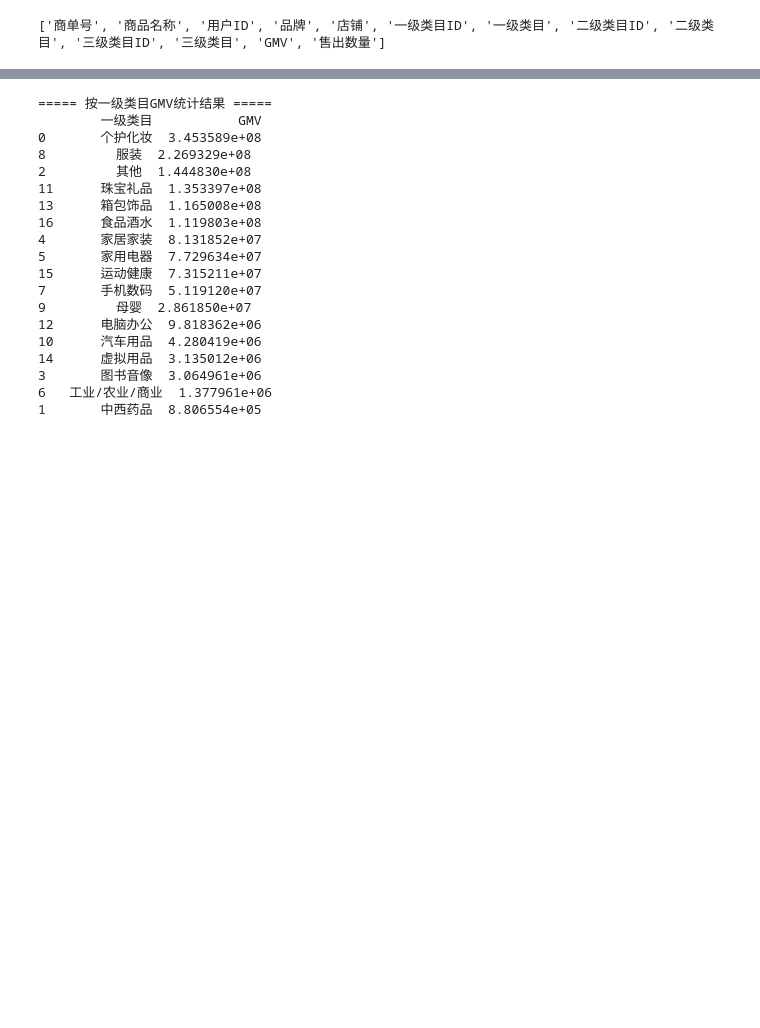
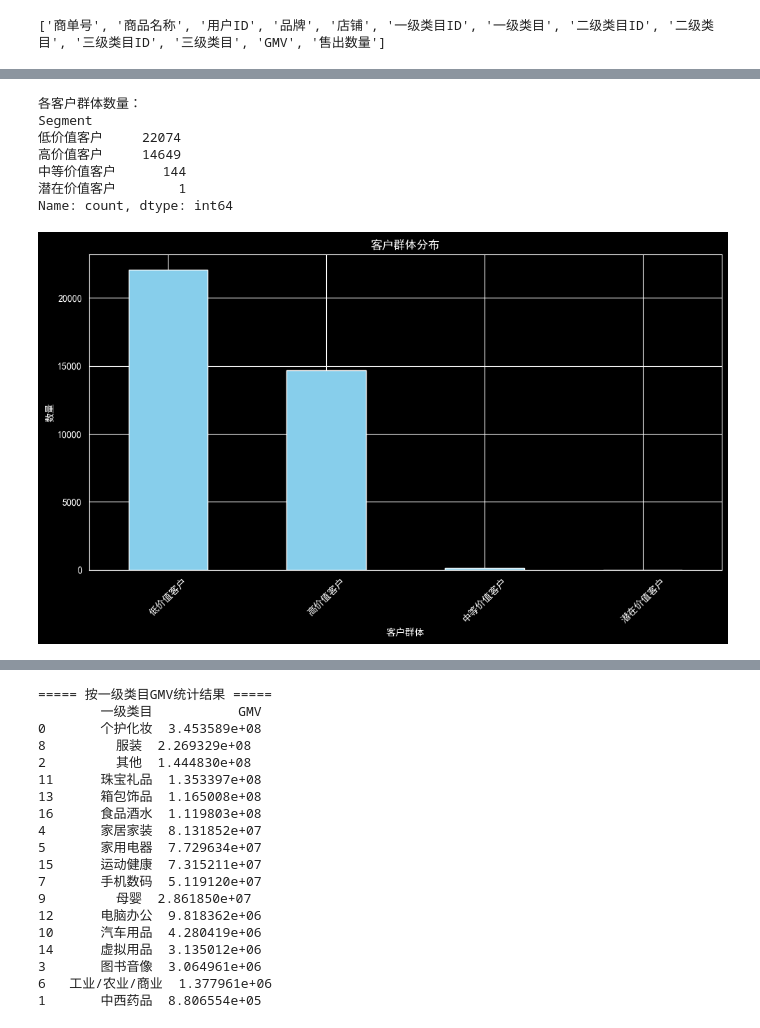
Before and after one commit to biaboy/Jupyter-Notebook, a Jupyter notebook: 抖音电商.ipynb, the cells around one changed output, grey strips where cells are left out. Drawn from its saved outputs; the diff is of its cells as text; code cells hidden in the pictures; blank space fills up the shorter version.

```diff
--- a/抖音电商.ipynb
+++ b/抖音电商.ipynb
@@ -94,0 +112,15 @@ df.head(20)
+# %%
+#根据上图得到最佳聚类数4
+n_clusters = 4
+kmeans = KMeans(n_clusters=n_clusters, random_state=42)
+rfm_df['Cluster'] = kmeans.fit_predict(rfm_scaled)
+
+# 分析每个聚类的特征
+print("\n各聚类的RFM特征：")
+cluster_analysis = rfm_df.groupby('Cluster').agg({
+    'Recency': 'mean',
+    'Frequency': 'mean',
+    'Monetary': 'mean',
+    'Cluster': 'count'
+}).rename(columns={'Cluster': 'Customer Count'})
+print(cluster_analysis)
@@ -94,0 +135,39 @@ df.head(20)
+# %%
+# 客户分群命名
+def get_customer_segment(row):
+    cluster = row['Cluster']
+    if cluster == 0:
+        return '低价值客户'
+    elif cluster == 1:
+        return '高价值客户'
+    elif cluster == 2:
+        return '中等价值客户'
+    else:
+        return '潜在价值客户'
+
+rfm_df['Segment'] = rfm_df.apply(get_customer_segment, axis=1)
+
+# 统计各客户群体数量
+segment_counts = rfm_df['Segment'].value_counts()
+print("\n各客户群体数量：")
+print(segment_counts)
+
+# 可视化客户群体分布
+plt.figure(figsize=(10, 6))
+segment_counts.plot(kind='bar', color='skyblue')
+plt.title('客户群体分布')
+plt.xlabel('客户群体')
+plt.ylabel('数量')
+plt.xticks(rotation=45)
+plt.tight_layout()
+plt.savefig('c:\\Users\\Administrator\\Desktop\\客户群体分布.png')
+plt.show()
+# %% [output]
+各客户群体数量：
+Segment
+低价值客户     22074
+高价值客户     14649
+中等价值客户      144
+潜在价值客户        1
+Name: count, dtype: int64
+[figure, added]
```
Also changed, not shown: parts of 10 cells of this notebook, 1 other file.
